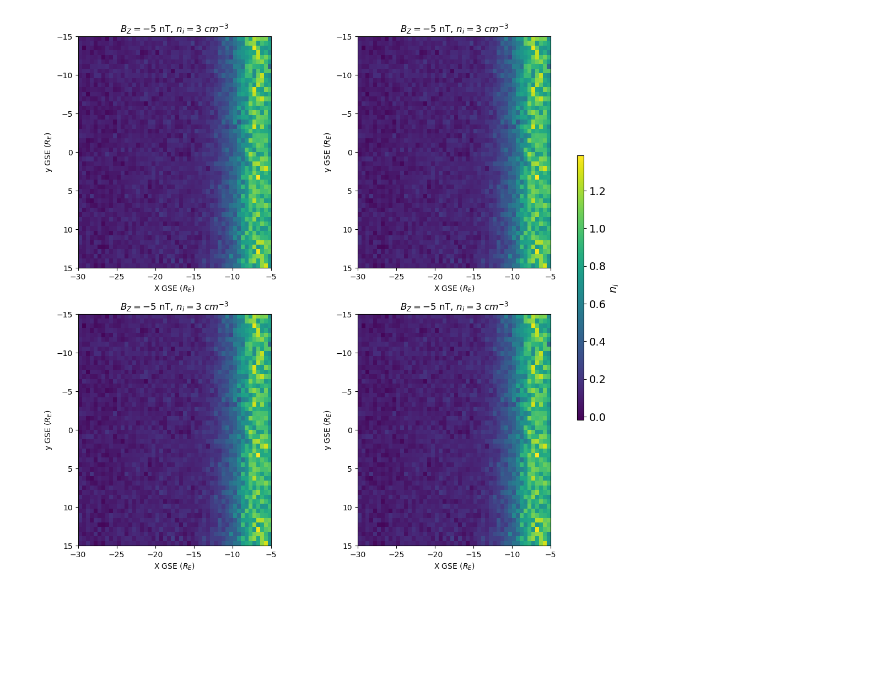
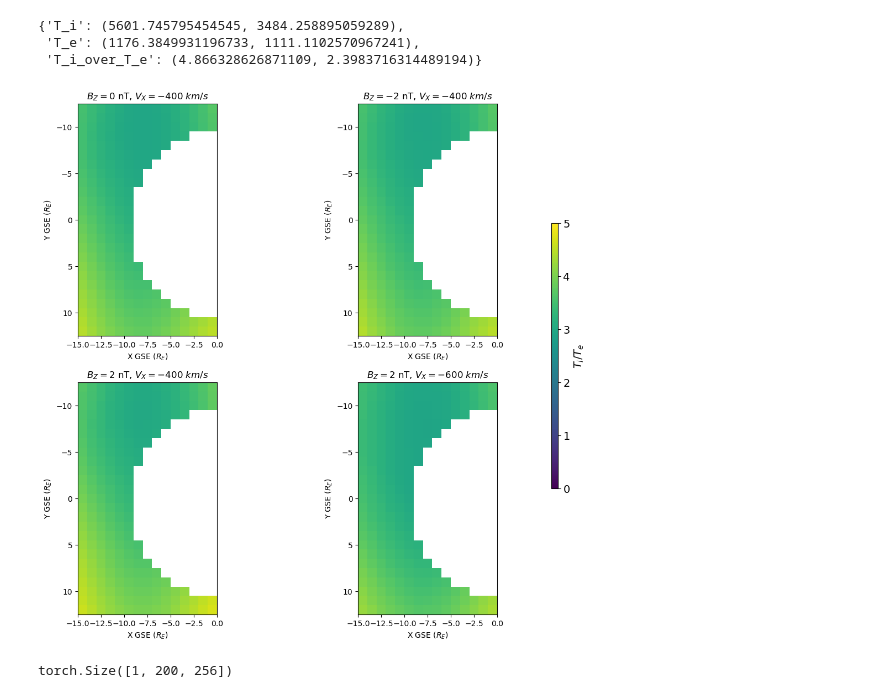
Before and after one commit to connor-obrien888/prime, a Jupyter notebook: prime_lib/notebooks/plasmasheet.ipynb, the cells around one changed output. Cells and saved outputs as stored; diff of their text form; code cells hidden in the pictures; blank space fills up the shorter version.

```diff
--- a/prime_lib/notebooks/plasmasheet.ipynb
+++ b/prime_lib/notebooks/plasmasheet.ipynb
@@ -122,3 +144,45 @@ model.tar_norm
+# %%
+model.tar_norm
+
+# Version 7
+# {'N': (0.4513633866274092, 0.8961303138350295),
+#  'temp': (4341.372569394547, 2439.7238682921293)}
+# {'Ni': (7.575942, 1635.399),
+#  'Vi_xgse': (-421.1689, 104.84078),
+#  'Vi_ygse': (-1.1496662, 61.705624),
+#  'Vi_zgse': (-2.79055, 45.4899),
+#  'Vth': (36.56218, 18.75177),
+#  'R_xgse': (180.33188, 90.915596),
+#  'R_ygse': (-1.7973562, 80.85694),
+#  'R_zgse': (1.9249461, 12.063982),
+#  'B_xgsm': (-0.061672468, 5.62544),
+#  'B_ygsm': (0.16372976, 6.1474695),
+#  'B_zgsm': (0.00834217, 6.5854907),
+#  'SME': (223.32116705400375, 225.9355978286592),
+#  'SMR': (-7.750147104476214, 18.173108763733058),
+#  'tilt': (0.20978173066208744, 17.785085176785703)}
+
+# Version 12
+# {'N': (0.4513633866274092, 0.8961303138350295),
+#  'temp': (4341.372569394547, 2439.7238682921293)}
+# {'Ni': (7.575942, 1635.399),
+#  'Vi_xgse': (-421.1689, 104.84078),
+#  'Vi_ygse': (-1.1496662, 61.705624),
+#  'Vi_zgse': (-2.79055, 45.4899),
+#  'Vth': (36.56218, 18.75177),
+#  'R_xgse': (180.33188, 90.915596),
+#  'R_ygse': (-1.7973562, 80.85694),
+#  'R_zgse': (1.9249461, 12.063982),
+#  'B_xgsm': (-0.061672468, 5.62544),self
+#  'B_ygsm': (0.16372976, 6.1474695),
+#  'B_zgsm': (0.00834217, 6.5854907),
+#  'SME': (223.32116705400375, 225.9355978286592),
+#  'SMR': (-7.750147104476214, 18.173108763733058),
+#  'tilt': (0.20978173066208744, 17.785085176785703)}
+# %% [output]
+{'T_i': (5601.745795454545, 3484.258895059289),
+ 'T_e': (1176.3849931196733, 1111.1102570967241),
+ 'T_i_over_T_e': (4.866328626871109, 2.3983716314489194)}
 # %%
 # Synthetic SW 2D maps
 # Init synthetic solar wind datastructures
@@ -165,13 +246,16 @@ for i, x in enumerate(x_arr):
 # %%
 fig, axes = plt.subplots(2, 2, figsize = (12, 12))
 for idx, ax in enumerate(axes.flatten()):
-    im = ax.imshow(output_grid[0,:,:,0], aspect = 'equal', extent = (x_extent[0], x_extent[1], y_extent[1], y_extent[0]), cmap = 'viridis')#, vmin = 0.1, vmax = 2)
+    im = ax.imshow((output_grid[idx,:,:,4].T), aspect = 'equal', extent = (x_extent[0], x_extent[1], y_extent[1], y_extent[0]), cmap = 'viridis', vmin = 0, vmax = 5) #, interpolation = 'gaussian')
+    # im = ax.imshow(output_grid[idx,:,:,2].T/1000, aspect = 'equal', extent = (x_extent[0], x_extent[1], y_extent[1], y_extent[0]), cmap = 'viridis', vmin = 0, vmax = 3) #, interpolation = 'gaussian')
     ax.set_xlabel(r'X GSE ($R_{E}$)')
-    ax.set_ylabel(r'y GSE ($R_{E}$)')
-    ax.set_title(r'$B_{Z}=' + str(synth_overrides['B_zgsm']) + r'$ nT, $n_{i}=' + str(synth_overrides['Ni']) + r'$ $cm^{-3}$')
+    ax.set_ylabel(r'Y GSE ($R_{E}$)')
+    # ax.set_title(r'$B_{Z}=' + str(bz[idx]) + r'$ nT, $n_{i}=' + str(ni[idx]) + r'$ $cm^{-3}$')
+    ax.set_title(r'$B_{Z}=' + str(bz[idx]) + r'$ nT, $V_{X}=' + str(vx[idx]) + r'$ $km/s$')
+    # ax.set_ylim(-15, 15)
 cbar_ax = fig.add_axes([0.91, 0.3, 0.01, 0.4])
 cbar = fig.colorbar(im, cax=cbar_ax)
-cbar.set_label(r'$n_{i}$', fontsize=14)
+cbar.set_label(r'$T_{i}/T_{e}$', fontsize=14)
 cbar.ax.tick_params(labelsize=14)
 # %% [output]
-[figure, old version]
+[figure, new version]
@@ -177,0 +306,4 @@ cbar.ax.tick_params(labelsize=14)
+# %%
+embeddings_synth.shape
+# %% [output]
+torch.Size([1, 200, 256])
```
Also changed, not shown: parts of 20 cells of this notebook, 16 other files.
